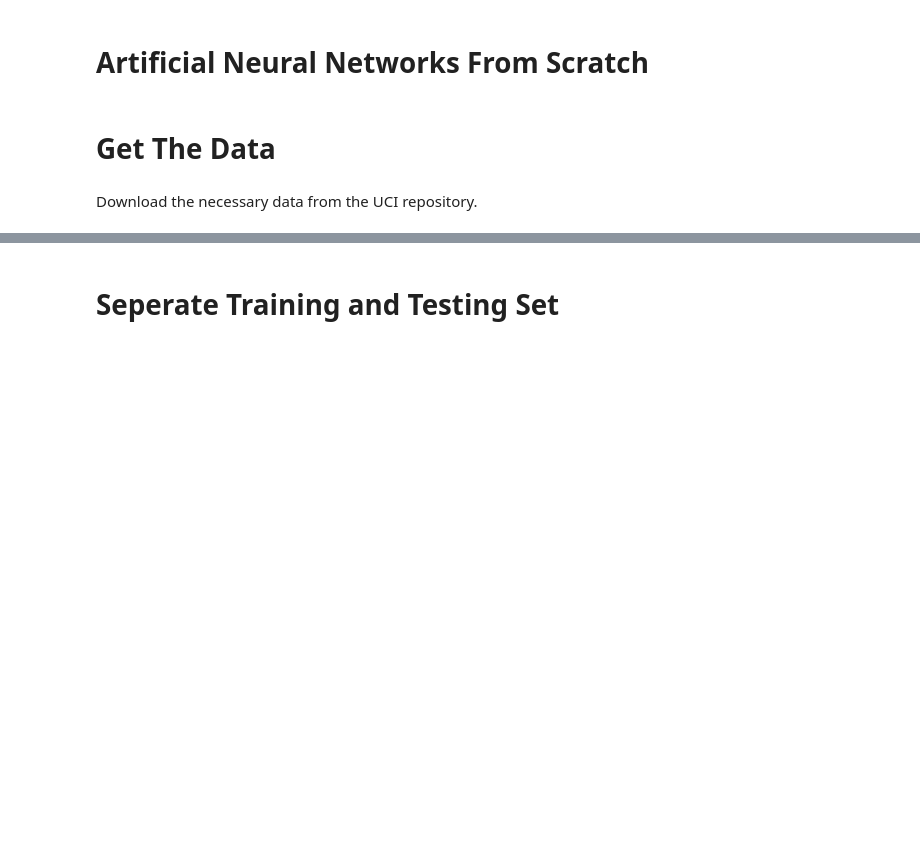
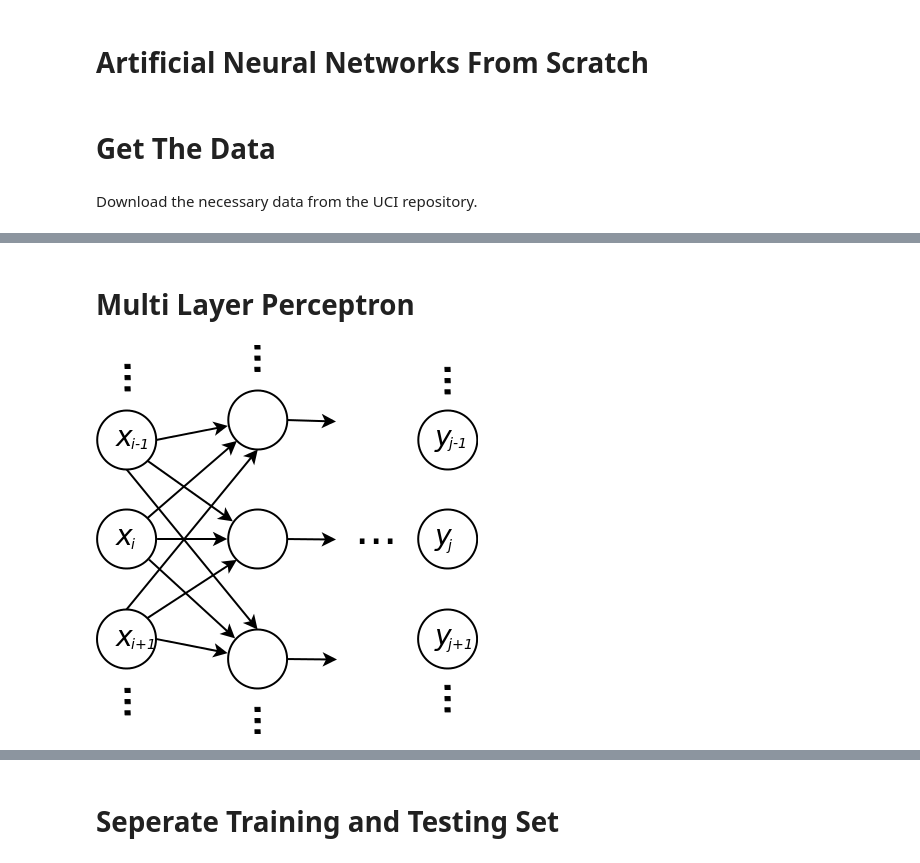
Before and after one commit to jjangsangy/GetDeeper, a Jupyter notebook: DeepLearning/PyNeuralNet.ipynb, the cells around one changed output, grey strips where cells are left out. Saved outputs shown, nothing was run; the diff lists cells and outputs as text; code cells hidden in the pictures; blank space fills up the shorter version.

```diff
--- a/DeepLearning/PyNeuralNet.ipynb
+++ b/DeepLearning/PyNeuralNet.ipynb
@@ -6,6 +6,10 @@
 import numpy as np
 import pandas as pd
 from matplotlib import pyplot as plt
+
+import plotly.plotly as py
+import plotly.tools as tls
+from plotly.graph_objs import *
 
 from scipy import optimize
 
@@ -18,12 +22,15 @@ from mpl_toolkits.mplot3d import Axes3D
 
 from urllib import urlretrieve
 from datetime import datetime
+from IPython.display import *
 
 np.set_printoptions(precision=4)
 np.set_printoptions(threshold=5)
 np.set_printoptions(suppress=True)
 
 pd.set_option('precision', 3, 'notebook_repr_html', True)
+
+plt.rcParams['figure.figsize'] = 12, 8
 # %% [markdown]
 # Get The Data
 # %% [markdown]
@@ -56,0 +73,6 @@ df_por = pd.read_csv('data/student-por.csv', sep=';')
+# %% [markdown]
+# Multi Layer Perceptron
+# %%
+Image('img/net.png')
+# %% [output]
+[figure, added]
```
Also changed, not shown: parts of 20 cells of this notebook, 5 other files.
